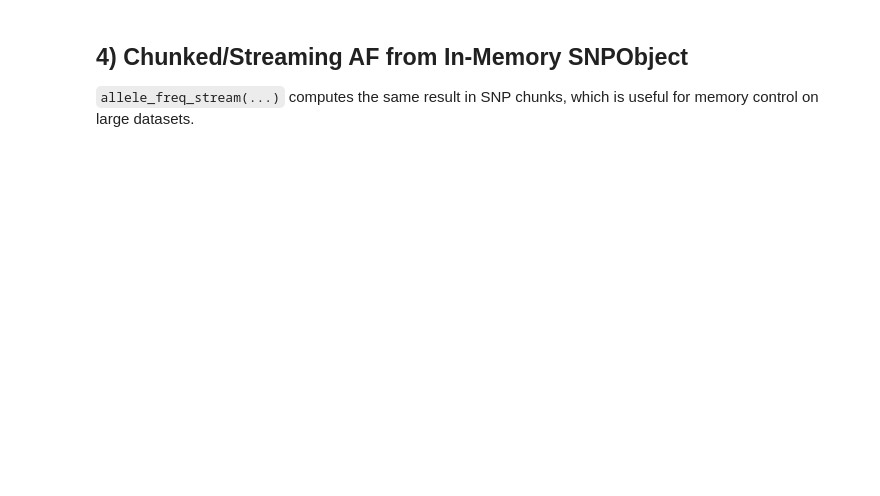
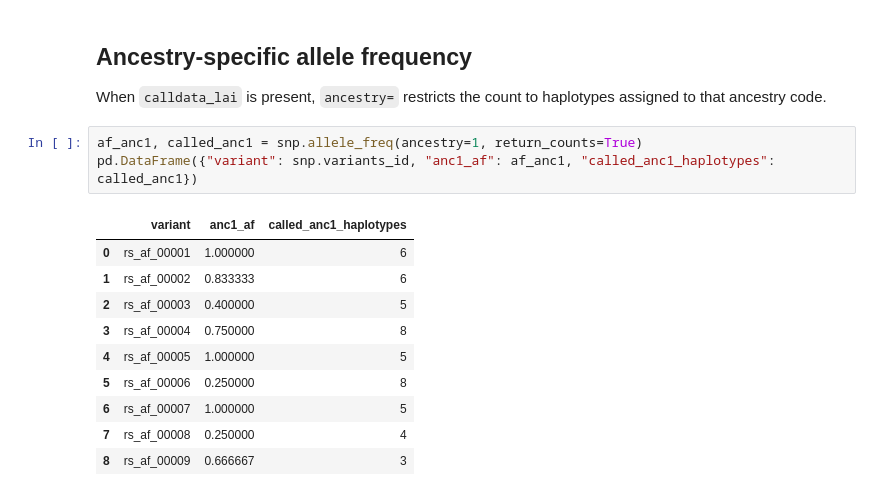
Before and after one commit to AI-sandbox/snputils, a Jupyter notebook: docs/tutorials/snp-allele-frequency.ipynb, the cells around one changed output. Saved outputs shown, nothing was run; the diff lists cells and outputs as text; blank space fills up the shorter version.

```diff
--- a/docs/tutorials/snp-allele-frequency.ipynb
+++ b/docs/tutorials/snp-allele-frequency.ipynb
@@ -166,4 +86,18 @@ Ancestry-specific grouped called haplotypes (DataFrame):
-# %% [markdown]
-## 4) Chunked/Streaming AF from In-Memory SNPObject
-
-`allele_freq_stream(...)` computes the same result in SNP chunks, which is useful for memory control on large datasets.
+# %% [markdown]
+## Ancestry-specific allele frequency
+
+When `calldata_lai` is present, `ancestry=` restricts the count to haplotypes assigned to that ancestry code.
+# %%
+af_anc1, called_anc1 = snp.allele_freq(ancestry=1, return_counts=True)
+pd.DataFrame({"variant": snp.variants_id, "anc1_af": af_anc1, "called_anc1_haplotypes": called_anc1})
+# %% [output]
+|  | variant | anc1_af | called_anc1_haplotypes |
+| 0 | rs_af_00001 | 1.000000 | 6 |
+| 1 | rs_af_00002 | 0.833333 | 6 |
+| 2 | rs_af_00003 | 0.400000 | 5 |
+| 3 | rs_af_00004 | 0.750000 | 8 |
+| 4 | rs_af_00005 | 1.000000 | 5 |
+| 5 | rs_af_00006 | 0.250000 | 8 |
+| 6 | rs_af_00007 | 1.000000 | 5 |
+| 7 | rs_af_00008 | 0.250000 | 4 |
+| 8 | rs_af_00009 | 0.666667 | 3 |
```
Also changed, not shown: parts of 21 cells of this notebook, 19 other files.
